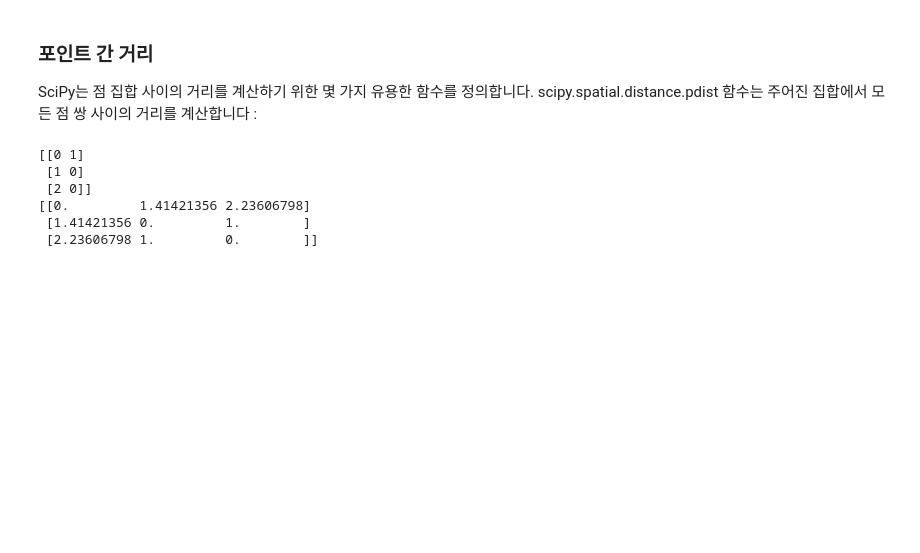
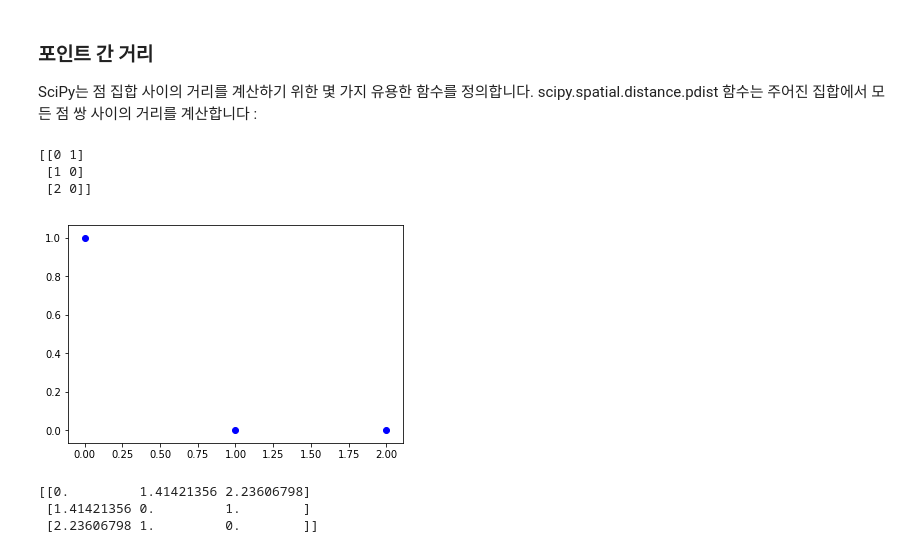
Before and after one commit to junji64/Deep-Learning-using-Pytorch-, a Jupyter notebook: Pre_03_Matplotlib.ipynb, the cells around one changed output. Cells and saved outputs as stored; diff of their text form; code cells hidden in the pictures; blank space fills up the shorter version.

```diff
--- a/Pre_03_Matplotlib.ipynb
+++ b/Pre_03_Matplotlib.ipynb
@@ -222,16 +222,19 @@ scipy.spatial.distance.pdist 함수는 주어진 집합에서 모든 점 쌍 사
 # %%
 import numpy as np
 from scipy.spatial.distance import pdist, squareform
 
 x = np.array([[0,1], [1,0], [2,0]])
 print(x)
+plt.scatter(x[:,0], x[:,1], color="b", marker="o")
+plt.show()
 
 d = squareform(pdist(x, 'euclidean'))
 print(d)
 # %% [output]
 [[0 1]
  [1 0]
  [2 0]]
-[[0.         1.41421356 2.23606798]
- [1.41421356 0.         1.        ]
- [2.23606798 1.         0.        ]]
+[figure, added]
+[[0.         1.41421356 2.23606798]
+ [1.41421356 0.         1.        ]
+ [2.23606798 1.         0.        ]]
```
